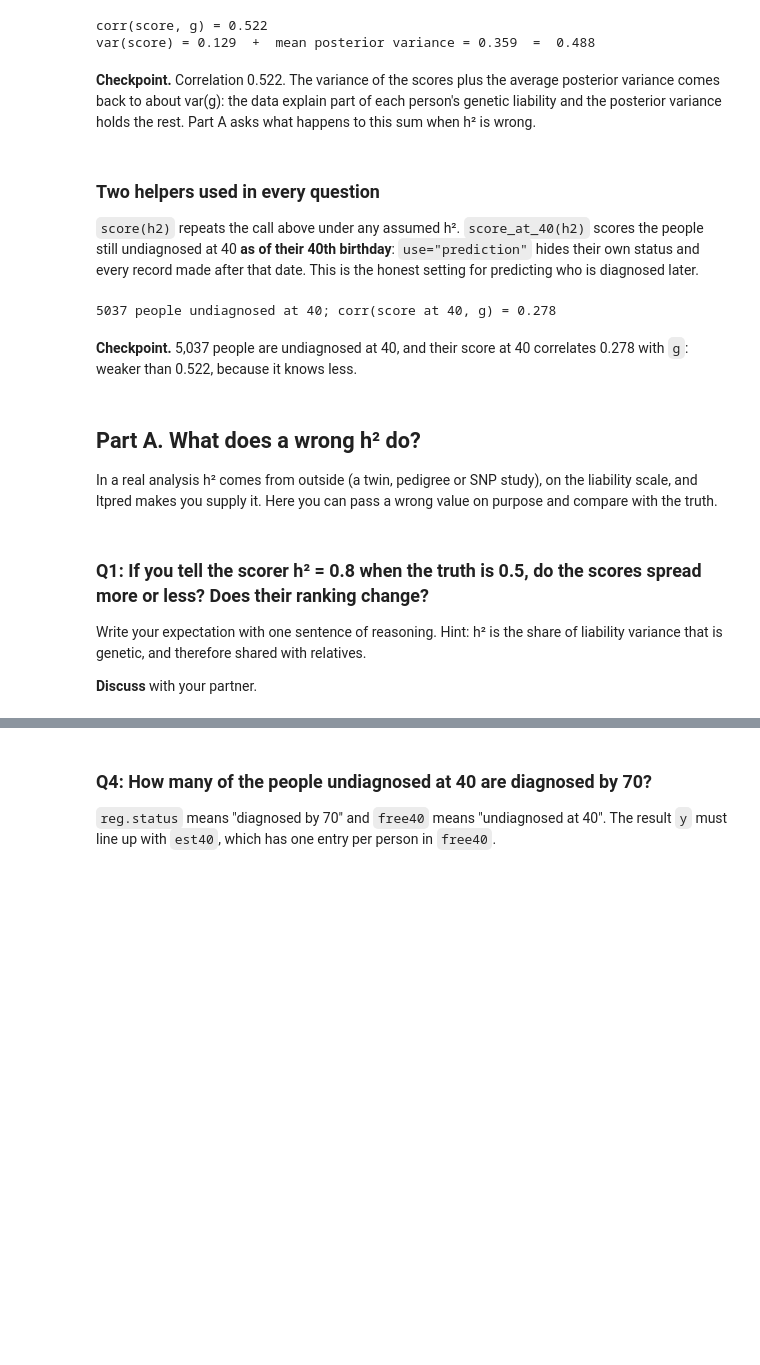
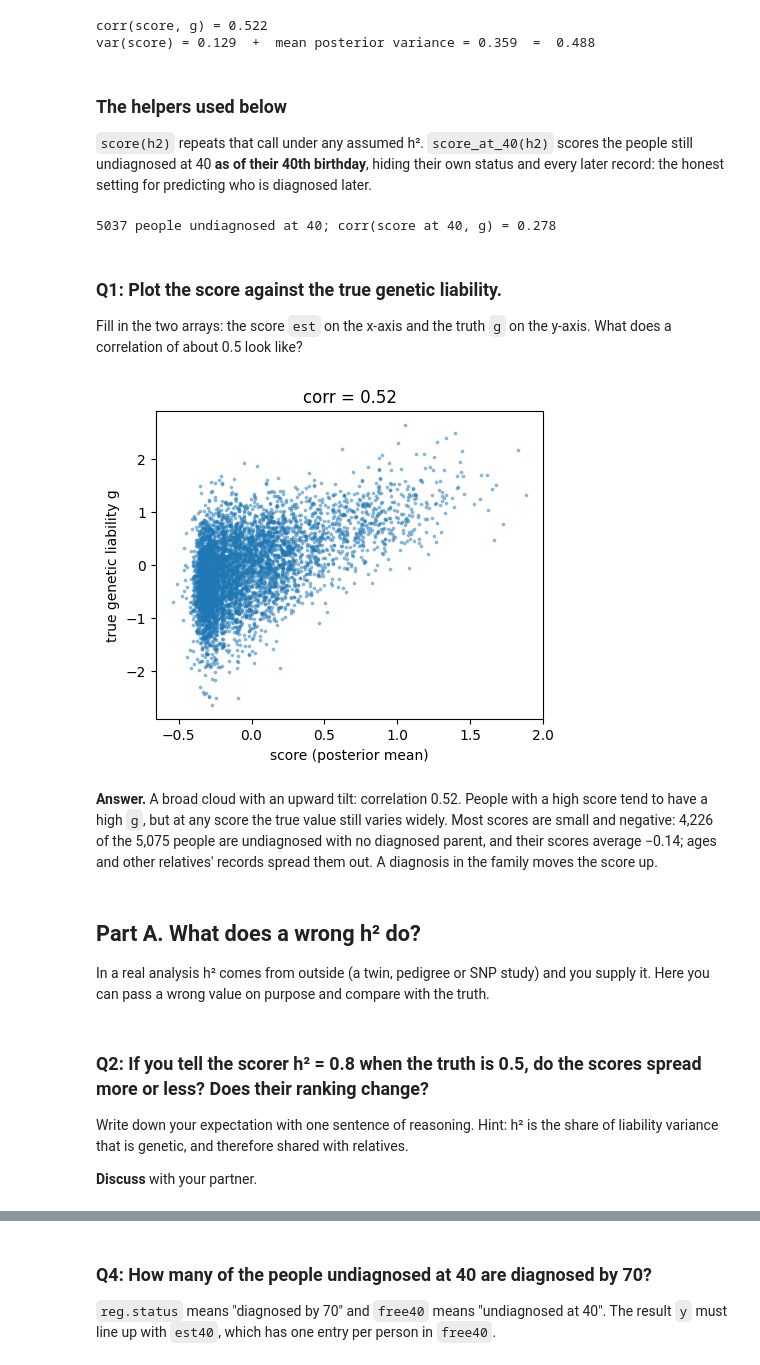
Before and after one commit to bvilhjal/ATIG_2026, a Jupyter notebook: teaching_days/2026-09-24/LTFH/LTFH_exercise_answers.ipynb, the cells around one changed output, grey strips where cells are left out. Cells and saved outputs as stored; diff of their text form; code cells hidden in the pictures; blank space fills up the shorter version.

```diff
--- a/teaching_days/2026-09-24/LTFH/LTFH_exercise_answers.ipynb
+++ b/teaching_days/2026-09-24/LTFH/LTFH_exercise_answers.ipynb
@@ -174,18 +163,12 @@ print(f"var(score) = {est.var():.3f}  +  mean posterior variance = {var.mean():.
 # %% [output]
 corr(score, g) = 0.522
 var(score) = 0.129  +  mean posterior variance = 0.359  =  0.488
-# %% [markdown]
-**Checkpoint.** Correlation 0.522. The variance of the scores plus the average posterior
-variance comes back to about var(g): the data explain part of each person's genetic
-liability and the posterior variance holds the rest. Part A asks what happens to this
-sum when h² is wrong.
 # %% [markdown]
-### Two helpers used in every question
+### The helpers used below
 
-`score(h2)` repeats the call above under any assumed h². `score_at_40(h2)` scores the
-people still undiagnosed at 40 **as of their 40th birthday**: `use="prediction"` hides
-their own status and every record made after that date. This is the honest setting for
-predicting who is diagnosed later.
+`score(h2)` repeats that call under any assumed h². `score_at_40(h2)` scores the people
+still undiagnosed at 40 **as of their 40th birthday**, hiding their own status and every
+later record: the honest setting for predicting who is diagnosed later.
 # %%
 free40 = reg.onset > 40                     # still undiagnosed on their 40th birthday
 
@@ -214,19 +197,35 @@ est40, var40 = score_at_40(H2)
 print(f"{free40.sum()} people undiagnosed at 40; corr(score at 40, g) = {corr(est40, g[free40]):.3f}")
 # %% [output]
 5037 people undiagnosed at 40; corr(score at 40, g) = 0.278
-# %% [markdown]
-**Checkpoint.** 5,037 people are undiagnosed at 40, and their score at 40 correlates
-0.278 with `g`: weaker than 0.522, because it knows less.
+# %% [markdown]
+### Q1: Plot the score against the true genetic liability.
+
+Fill in the two arrays: the score `est` on the x-axis and the truth `g` on the y-axis.
+What does a correlation of about 0.5 look like?
+# %%
+fig, ax = plt.subplots(figsize=(5, 4))
+ax.scatter(est, g, s=3, alpha=0.4)             # x: the score est, y: the truth g
+ax.set_xlabel("score (posterior mean)")
+ax.set_ylabel("true genetic liability g")
+ax.set_title(f"corr = {corr(est, g):.2f}")
+plt.show()
+# %% [output]
+[figure, added]
+# %% [markdown]
+**Answer.** A broad cloud with an upward tilt: correlation 0.52. People with a high score
+tend to have a high `g`, but at any score the true value still varies widely. Most scores
+are small and negative: 4,226 of the 5,075 people are undiagnosed with no diagnosed
+parent, and their scores average −0.14; ages and other relatives' records spread them
+out. A diagnosis in the family moves the score up.
 # %% [markdown]
 ## Part A. What does a wrong h² do?
 
-In a real analysis h² comes from outside (a twin, pedigree or SNP study), on the
-liability scale, and ltpred makes you supply it. Here you can pass a wrong value on
-purpose and compare with the truth.
+In a real analysis h² comes from outside (a twin, pedigree or SNP study) and you supply
+it. Here you can pass a wrong value on purpose and compare with the truth.
 # %% [markdown]
-### Q1: If you tell the scorer h² = 0.8 when the truth is 0.5, do the scores spread more or less? Does their ranking change?
+### Q2: If you tell the scorer h² = 0.8 when the truth is 0.5, do the scores spread more or less? Does their ranking change?
 
-Write your expectation with one sentence of reasoning. Hint: h² is the share of
+Write down your expectation with one sentence of reasoning. Hint: h² is the share of
 liability variance that is genetic, and therefore shared with relatives.
 
 **Discuss** with your partner.
```
Also changed, not shown: parts of 49 cells of this notebook, 7 other files.
